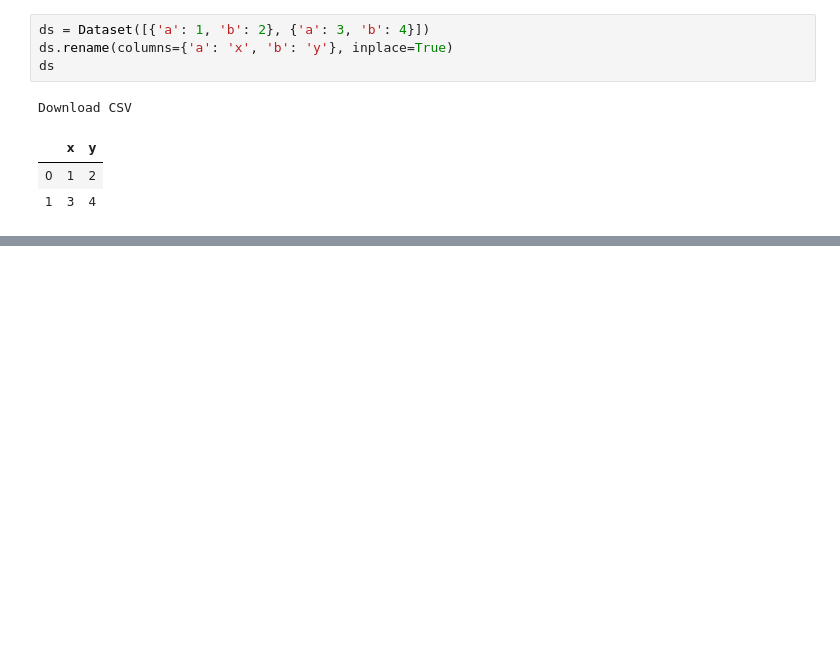
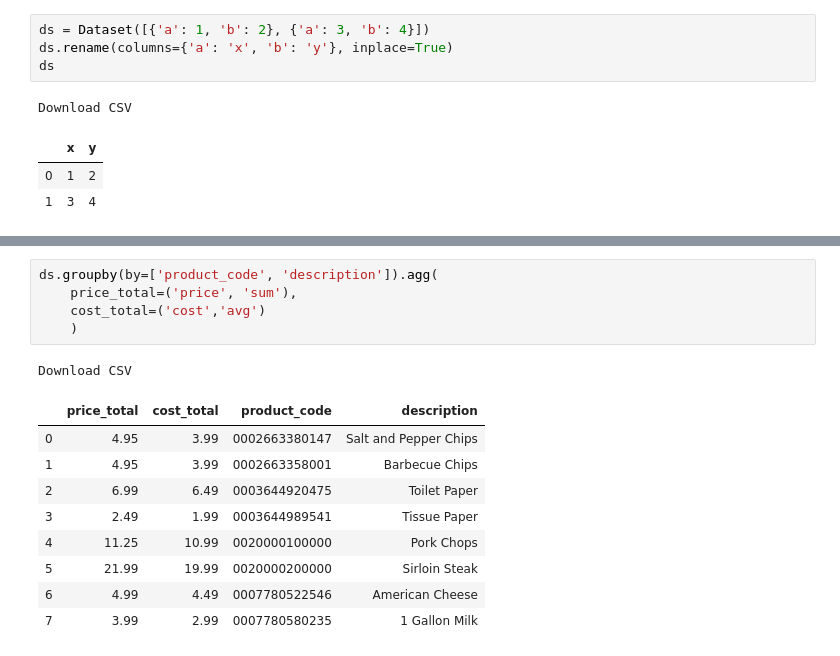
Before and after one commit to C5m7b4/atrax, a Jupyter notebook: playground.ipynb, the cells around one changed output, grey strips where cells are left out. Cells and saved outputs as stored; diff of their text form; blank space fills up the shorter version.

```diff
--- a/playground.ipynb
+++ b/playground.ipynb
@@ -1504,0 +1555,16 @@ Download CSV
+# %%
+ds.groupby(by=['product_code', 'description']).agg(
+    price_total=('price', 'sum'),
+    cost_total=('cost','avg')
+    )
+# %% [output]
+Download CSV
+|  | price_total | cost_total | product_code | description |
+| 0 | 4.95 | 3.99 | 0002663380147 | Salt and Pepper Chips |
+| 1 | 4.95 | 3.99 | 0002663358001 | Barbecue Chips |
+| 2 | 6.99 | 6.49 | 0003644920475 | Toilet Paper |
+| 3 | 2.49 | 1.99 | 0003644989541 | Tissue Paper |
+| 4 | 11.25 | 10.99 | 0020000100000 | Pork Chops |
+| 5 | 21.99 | 19.99 | 0020000200000 | Sirloin Steak |
+| 6 | 4.99 | 4.49 | 0007780522546 | American Cheese |
+| 7 | 3.99 | 2.99 | 0007780580235 | 1 Gallon Milk |
```
Also changed, not shown: parts of 12 cells of this notebook, 8 other files.
